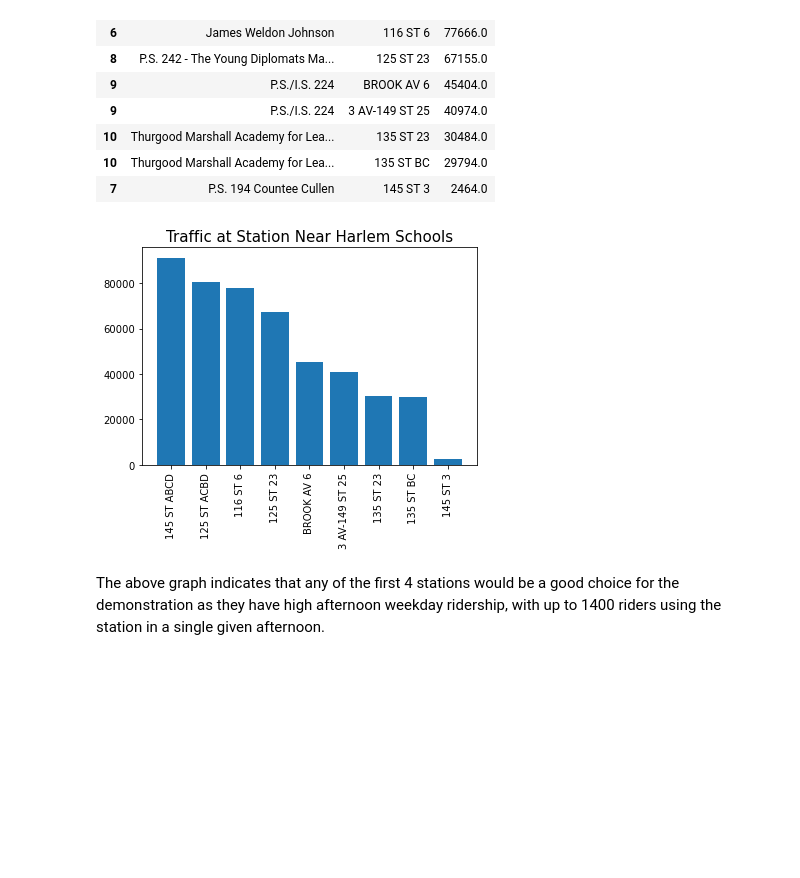
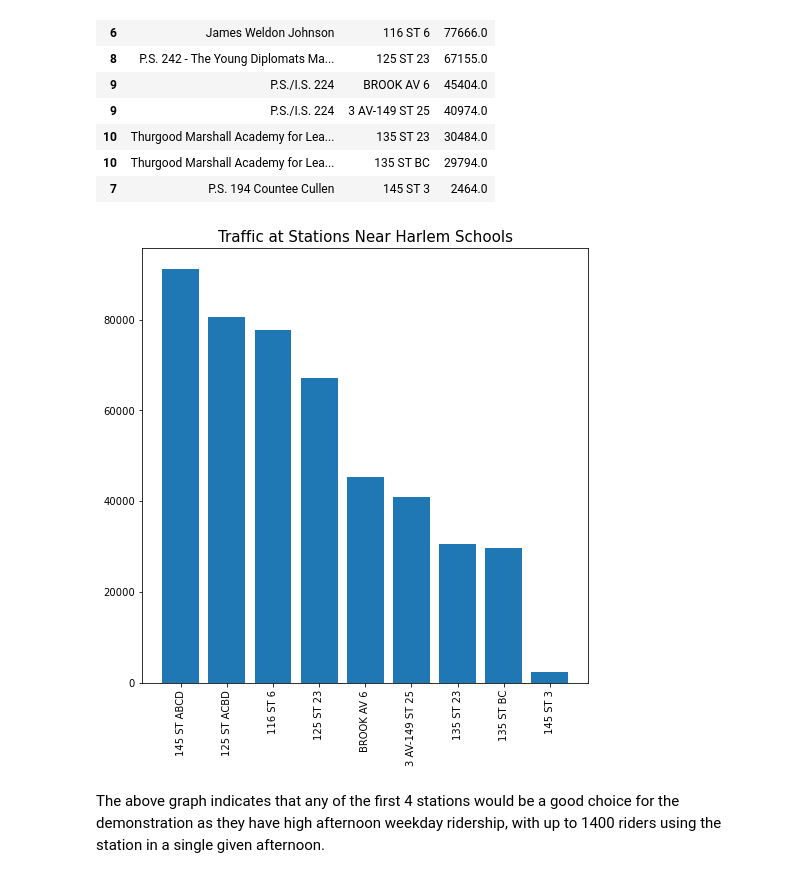
Before and after one commit to nhorton04/mta-data, a Jupyter notebook: FINAL PROJECT.ipynb, the cells around one changed output. Drawn from its saved outputs; the diff is of its cells as text; code cells hidden in the pictures; blank space fills up the shorter version.

Commit message:
fixing graph title

```diff
--- a/FINAL PROJECT.ipynb
+++ b/FINAL PROJECT.ipynb
@@ -833,11 +833,12 @@ harlem
 | 10 | Thurgood Marshall Academy for Lea... | 135 ST BC | 29794.0 |
 | 7 | P.S. 194 Countee Cullen | 145 ST 3 | 2464.0 |
 # %%
+plt.figure(figsize=[8, 8])
 plt.bar(harlem["Station"], harlem["Traffic"])
 plt.xticks(rotation="vertical")
-plt.title("Traffic at Station Near Harlem Schools", size=15);
+plt.title("Traffic at Stations Near Harlem Schools", size=15);
 # %% [output]
-[figure, old version]
+[figure, new version]
 # %% [markdown]
 The above graph indicates that any of the first 4 stations would be a good choice for the demonstration as they have high afternoon weekday ridership, with up to 1400 riders using the station in a single given afternoon.
 # %% [markdown]
```
Also changed, not shown: parts of 2 cells of this notebook, 1 other file.
